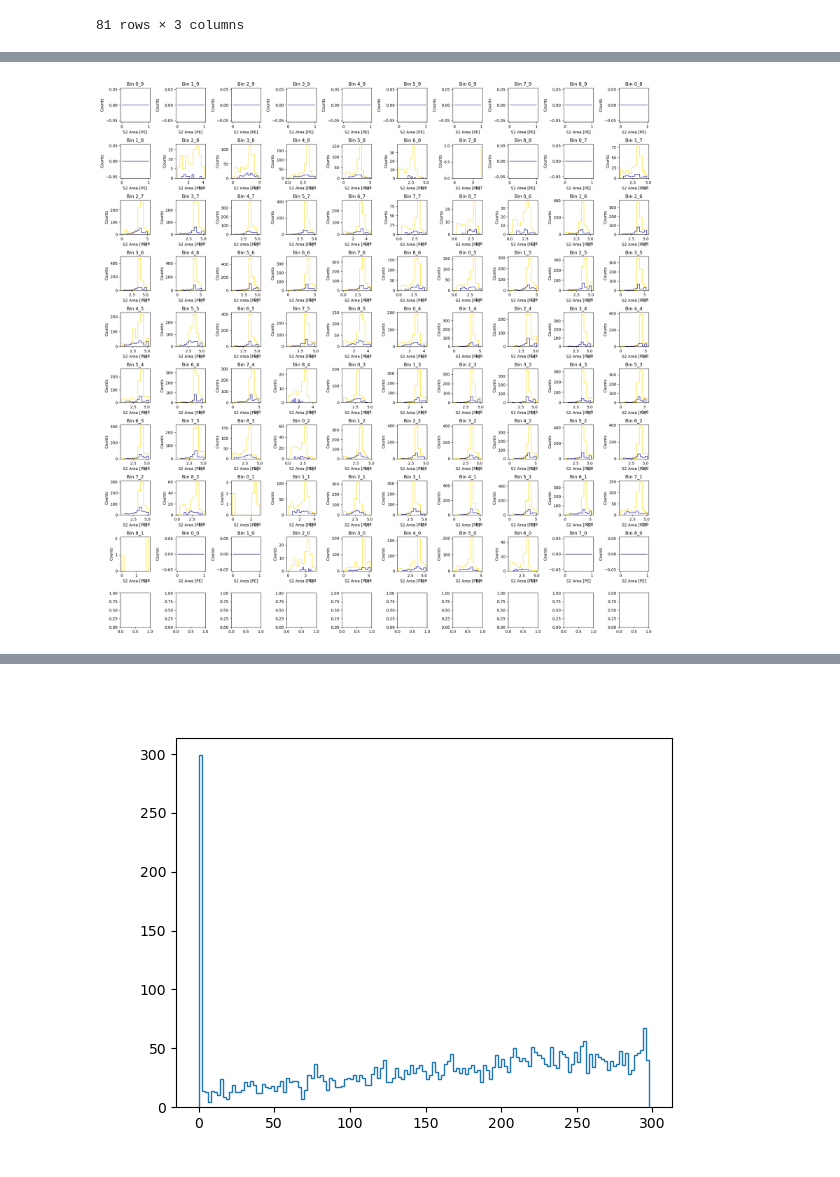
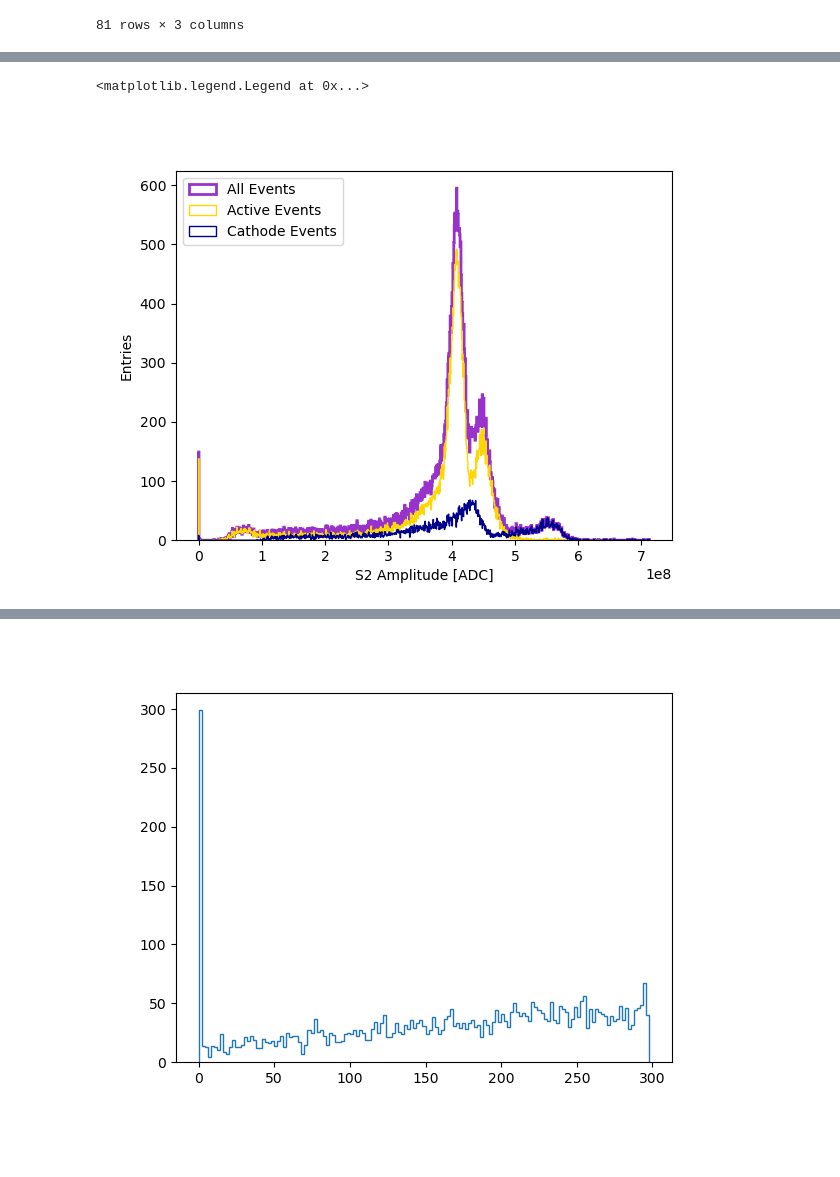
Before and after one commit to kvjmistry/DoubleBeta, a Jupyter notebook: Alphas/notebooks/AnalyzeFilteredWaveforms.ipynb, the cells around one changed output, grey strips where cells are left out. Drawn from its saved outputs; the diff is of its cells as text; code cells hidden in the pictures; blank space fills up the shorter version.

Commit message:
Add plot of cathode events vs active events

```diff
--- a/Alphas/notebooks/AnalyzeFilteredWaveforms.ipynb
+++ b/Alphas/notebooks/AnalyzeFilteredWaveforms.ipynb
@@ -268,10 +268,11 @@ ax.plot(t_fit, hist_fit, 'r-', label=f'Fit: q={q_fit:.2f}, tau={tau_fit:.2f}')
 
 data_properties_active['sigma'] = data_properties_active['sigma'].fillna(0)
 data_properties_active['S2_amp'] = data_properties_active['S2_amp'].fillna(-1)
-
 data_properties_active = data_properties_active[data_properties_active.S2_amp > 0]
 
-
+data_properties['sigma'] = data_properties['sigma'].fillna(0)
+data_properties['S2_amp'] = data_properties['S2_amp'].fillna(-1)
+data_properties = data_properties[data_properties.S2_amp > 0]
 
 
 # Define the plot function
@@ -341,8 +342,6 @@ plt.tight_layout()
 
 # Show the plot
 plt.show()
-
-display(lifetime_df)
 # %% [output]
 [figure]
 |  | bin_id | lt | q0 |
@@ -380,31 +379,19 @@ def CorrectLifetime(row, q0_max):
 
 
 data_properties_active_lt = pd.merge(data_properties_active, lifetime_df, on="bin_id", how="left")
-
 q0_max = np.max(data_properties_active_lt.q0)
-
 data_properties_active_lt["S2_areaC"] = data_properties_active_lt.apply(lambda row: CorrectLifetime(row, q0_max), axis=1)
-
 data_properties_active_lt["R"] = np.sqrt(data_properties_active_lt["x"]*data_properties_active_lt["x"] + data_properties_active_lt["y"]*data_properties_active_lt["y"])
 
-display(data_properties_active_lt)
-
-# Create a grid of subplots (5x5)
-# fig, axs = plt.subplots(9, 9, figsize=(20, 20))  # Adjusted figsize for better spacing
-# axs = axs.flatten()  # Flatten the 2D array of subplots into a 1D array for easier indexing
-
-# Iterate over the unique bin_id values and corresponding subplot axes
-# counter = 0
-# for y in range(9, -1, -1):
-#     for x in range(0, 9, 1):
-#         if counter >= len(axs):
-#             break  # Avoid indexing beyond available subplots
-#         plot_lifetime(axs[counter], data_properties_active_lt, "S2_areaC" ,f"{x}_{y}")
-#         counter=counter+1
+data_properties_lt = pd.merge(data_properties, lifetime_df, on="bin_id", how="left")
+q0_max = np.max(data_properties_lt.q0)
+data_properties_lt["S2_areaC"] = data_properties_lt.apply(lambda row: CorrectLifetime(row, q0_max), axis=1)
+data_properties_lt["R"] = np.sqrt(data_properties_lt["x"]*data_properties_lt["x"] + data_properties_lt["y"]*data_properties_lt["y"])
 
 
-plt.figure()
-plt.hist(data_properties_active_lt[data_properties_active_lt.R < 500].S2_areaC, bins = 500);
+
+
+display(data_properties_active_lt)
 # %% [output]
 |  | event | S2_area | cath_area | ts_raw | deltaT | sigma | S2_amp | x | y | grass_peaks | ... |
 | 0 | 27760 | 3.620563e+08 | 8.506972e+05 | 1.723015e+09 | 91.375 | 3.288948 | 1.151331e+06 | 149.925 | -371.075 | 0.0 | ... |
@@ -423,3 +409,18 @@ plt.hist(data_properties_active_lt[data_properties_active_lt.R < 500].S2_areaC,
+# %%
+# Histogram the S2 energy
+plt.figure()
+
+plt.hist(data_properties_lt.S2_areaC, bins = 1000, histtype = "step", color = "darkorchid", linewidth=2, label = "All Events");
+plt.xlabel("S2 Amplitude [ADC]")
+plt.ylabel("Entries")
+
+# plt.hist(data_properties_active[data_properties_active.cath_area < 50e3].S2_area, bins = 200, histtype = "step");
+plt.hist(data_properties_lt[(data_properties_lt.deltaT<794)].S2_areaC, bins = 1000, histtype = "step", label="Active Events", color="gold");
+plt.hist(data_properties_lt[(data_properties_lt.deltaT>794)].S2_areaC, bins = 1000, histtype = "step", label="Cathode Events", color="DarkBlue");
+plt.legend(loc="upper left")
+# %% [output]
+<matplotlib.legend.Legend at 0x...>
+[figure, added]
 # %%
 # Define the plot function
 def plot_S2(ax, df, bin_id):
@@ -435,23 +436,21 @@ def plot_S2(ax, df, bin_id):
     ax.set_title(f"Bin {bin_id}")
 
 
-# Create a grid of subplots (5x5)
-fig, axs = plt.subplots(10, 10, figsize=(20, 20))  # Adjusted figsize for better spacing
-axs = axs.flatten()  # Flatten the 2D array of subplots into a 1D array for easier indexing
+# # Create a grid of subplots (5x5)
+# fig, axs = plt.subplots(10, 10, figsize=(20, 20))  # Adjusted figsize for better spacing
+# axs = axs.flatten()  # Flatten the 2D array of subplots into a 1D array for easier indexing
 
-# Iterate over the unique bin_id values and corresponding subplot axes
-counter = 0
-for y in range(9, -1, -1):
-    for x in range(0, 9, 1):
-        if counter >= len(axs):
-            break  # Avoid indexing beyond available subplots
-        plot_S2(axs[counter], data_properties, f"{x}_{y}")
-        counter=counter+1
+# # Iterate over the unique bin_id values and corresponding subplot axes
+# counter = 0
+# for y in range(9, -1, -1):
+#     for x in range(0, 9, 1):
+#         if counter >= len(axs):
+#             break  # Avoid indexing beyond available subplots
+#         plot_S2(axs[counter], data_properties, f"{x}_{y}")
+#         counter=counter+1
 
-# Adjust layout to avoid overlap
-plt.tight_layout()
+# # Adjust layout to avoid overlap
+# plt.tight_layout()
 
-# Show the plot
-plt.show()
+# # Show the plot
+# plt.show()
-# %% [output]
-[figure, removed]
```
Also changed, not shown: parts of 3 cells of this notebook.
